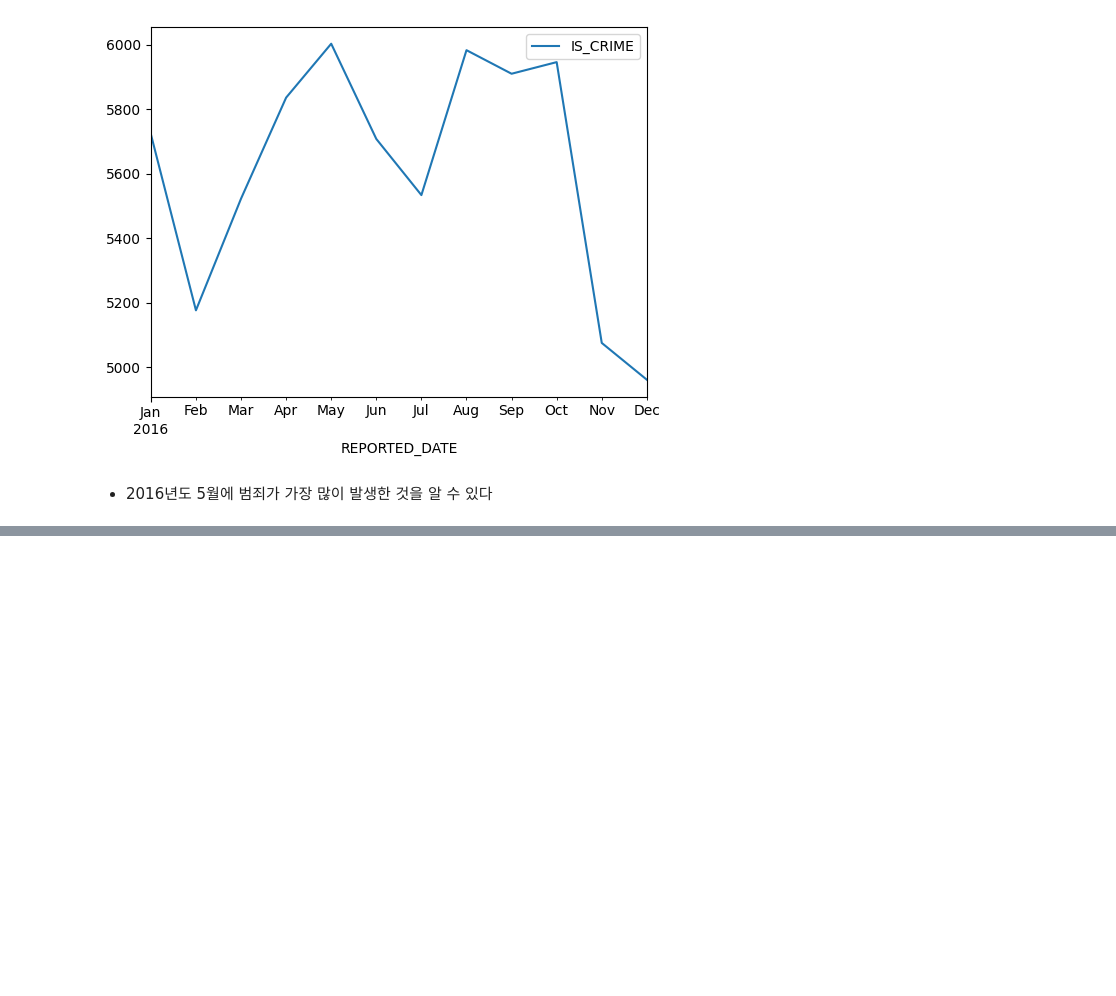
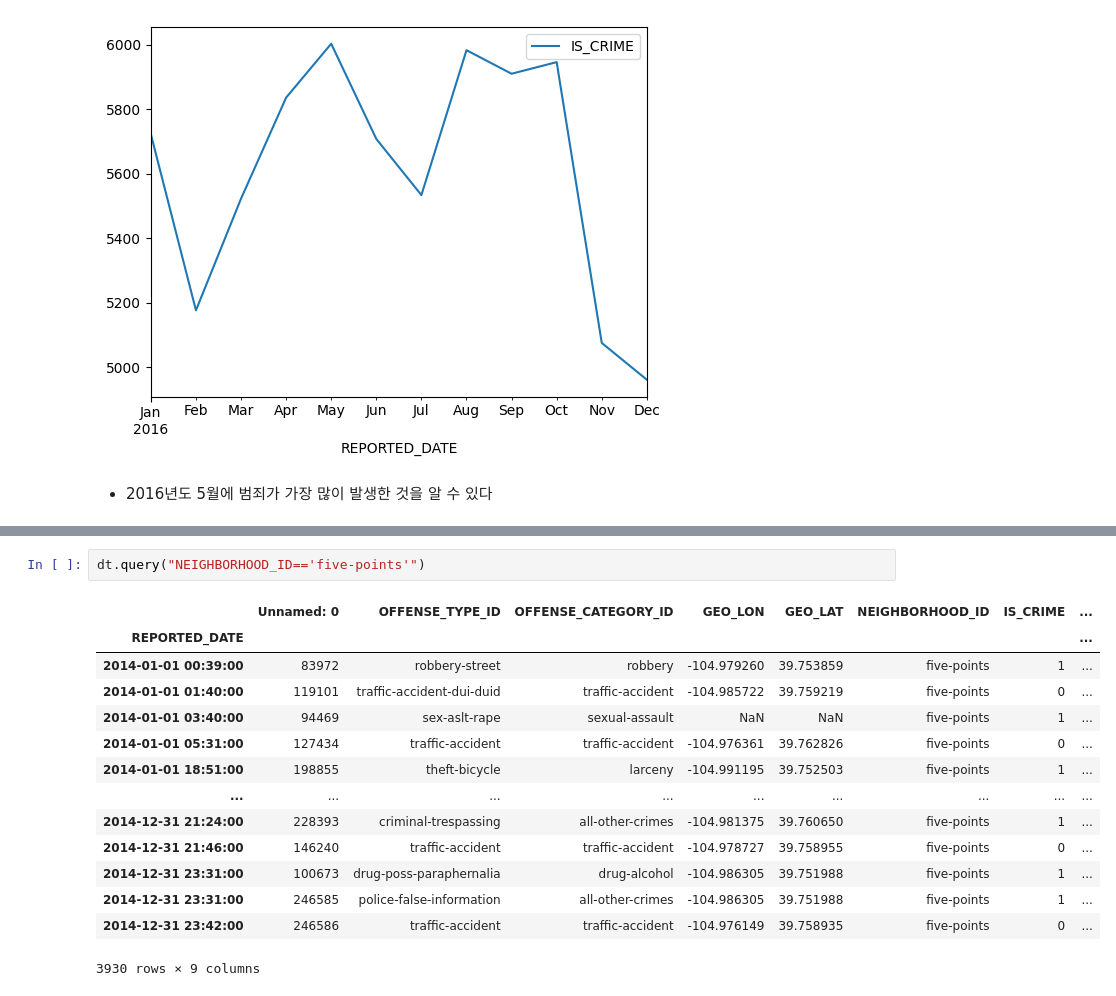
Before and after one commit to ha-es/doit_python, a Jupyter notebook: BDA/하은서73_0521_필수2.ipynb, the cells around one changed output, grey strips where cells are left out. Saved outputs shown, nothing was run; the diff lists cells and outputs as text; blank space fills up the shorter version.

```diff
--- a/BDA/하은서73_0521_필수2.ipynb
+++ b/BDA/하은서73_0521_필수2.ipynb
@@ -307,0 +325,17 @@ crime_dt.loc['2014'].sort_index()
+# %%
+dt.query("NEIGHBORHOOD_ID=='five-points'")
+# %% [output]
+|  | Unnamed: 0 | OFFENSE_TYPE_ID | OFFENSE_CATEGORY_ID | GEO_LON | GEO_LAT | NEIGHBORHOOD_ID | IS_CRIME | ... |
+| REPORTED_DATE |  |  |  |  |  |  |  | ... |
+| 2014-01-01 00:39:00 | 83972 | robbery-street | robbery | -104.979260 | 39.753859 | five-points | 1 | ... |
+| 2014-01-01 01:40:00 | 119101 | traffic-accident-dui-duid | traffic-accident | -104.985722 | 39.759219 | five-points | 0 | ... |
+| 2014-01-01 03:40:00 | 94469 | sex-aslt-rape | sexual-assault | NaN | NaN | five-points | 1 | ... |
+| 2014-01-01 05:31:00 | 127434 | traffic-accident | traffic-accident | -104.976361 | 39.762826 | five-points | 0 | ... |
+| 2014-01-01 18:51:00 | 198855 | theft-bicycle | larceny | -104.991195 | 39.752503 | five-points | 1 | ... |
+| ... | ... | ... | ... | ... | ... | ... | ... | ... |
+| 2014-12-31 21:24:00 | 228393 | criminal-trespassing | all-other-crimes | -104.981375 | 39.760650 | five-points | 1 | ... |
+| 2014-12-31 21:46:00 | 146240 | traffic-accident | traffic-accident | -104.978727 | 39.758955 | five-points | 0 | ... |
+| 2014-12-31 23:31:00 | 100673 | drug-poss-paraphernalia | drug-alcohol | -104.986305 | 39.751988 | five-points | 1 | ... |
+| 2014-12-31 23:31:00 | 246585 | police-false-information | all-other-crimes | -104.986305 | 39.751988 | five-points | 1 | ... |
+| 2014-12-31 23:42:00 | 246586 | traffic-accident | traffic-accident | -104.976149 | 39.758935 | five-points | 0 | ... |
+3930 rows × 9 columns
```
Also changed, not shown: parts of 5 cells of this notebook.
